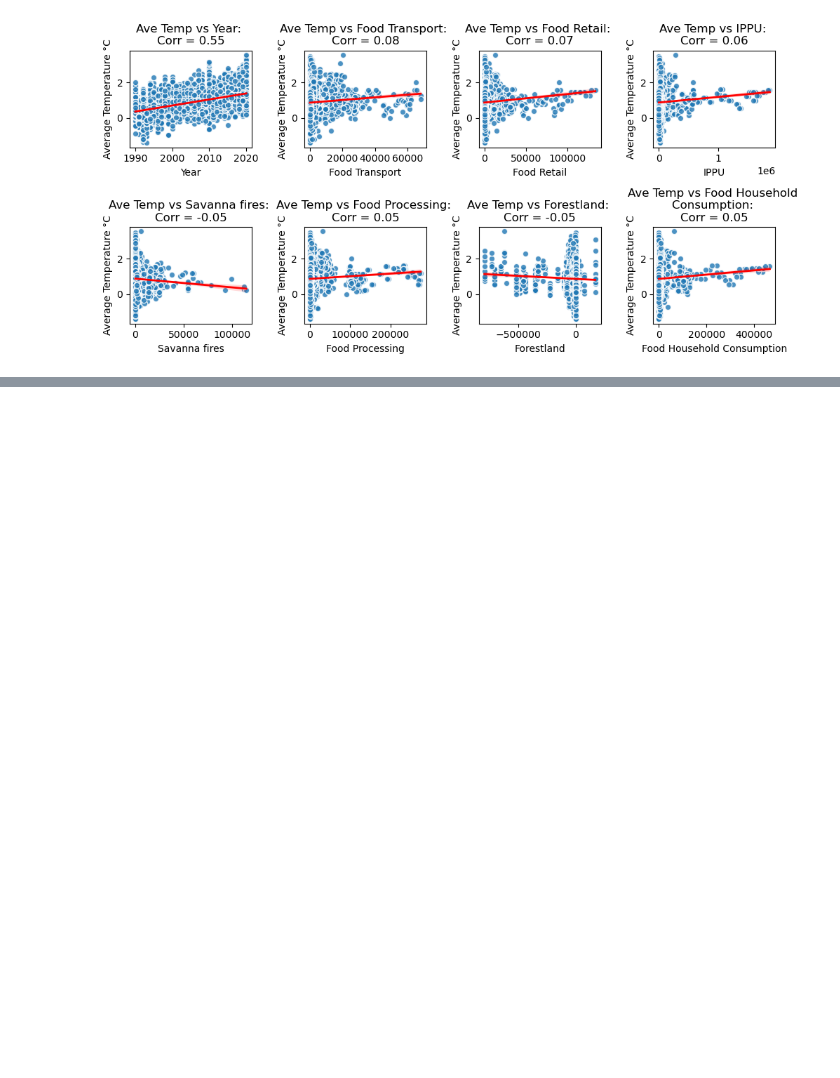
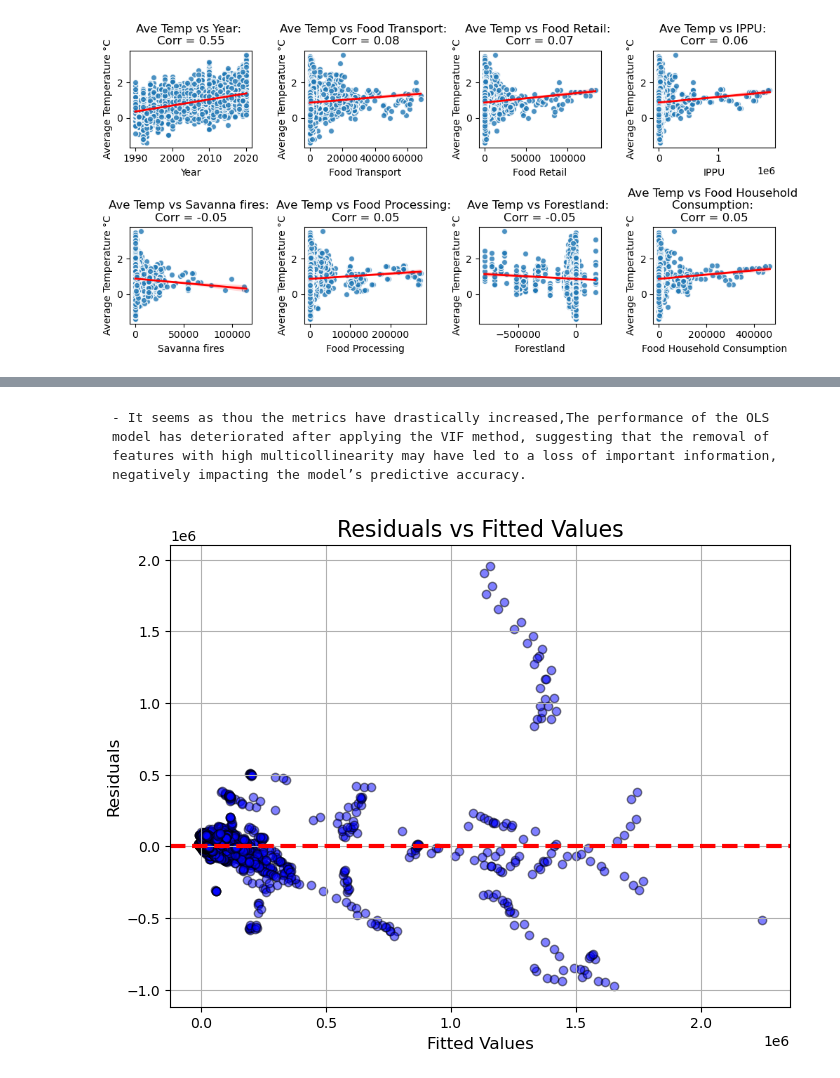
Before and after one commit to VrishtiSingh/RegressionExplorers24Team6, a Jupyter notebook: co2_emissions.ipynb, the cells around one changed output, grey strips where cells are left out. Saved outputs shown, nothing was run; the diff lists cells and outputs as text; code cells hidden in the pictures; blank space fills up the shorter version.

Commit message:
MULTIPLE LINEAR REGRESSION
Model failed, try other model types

```diff
--- a/co2_emissions.ipynb
+++ b/co2_emissions.ipynb
@@ -285,0 +450,9 @@ plt.show()
+# %%
+# Split the data into training and testing sets
+X_Train, X_test, y_train, y_test = train_test_split(X, y, test_size=0.2, random_state=42)
+
+# Fit the OLS regression model on the entire dataset (using X and y)
+second_ols_model = sm.OLS(y, X).fit()
+
+# Print the summary of the second OLS model's results
+print(second_ols_model.summary())
@@ -285,0 +508,20 @@ plt.show()
+# %% [markdown]
+    - It seems as thou the metrics have drastically increased,The performance of the OLS model has deteriorated after applying the VIF method, suggesting that the removal of features with high multicollinearity may have led to a loss of important information, negatively impacting the model’s predictive accuracy.
+# %%
+# Get the predicted (fitted) values
+fitted_values = second_ols_model.fittedvalues
+
+# Get the residuals
+residuals = second_ols_model.resid
+
+# Plotting the residuals vs fitted values
+plt.figure(figsize=(8, 6))
+plt.scatter(fitted_values, residuals, color='blue', edgecolor='k', alpha=0.5)
+plt.axhline(y=0, color='red', linestyle='--', lw=3)  # Line at y=0
+plt.title('Residuals vs Fitted Values', fontsize=16)
+plt.xlabel('Fitted Values', fontsize=12)
+plt.ylabel('Residuals', fontsize=12)
+plt.grid(True)
+plt.show()
+# %% [output]
+[figure, added]
```
Also changed, not shown: parts of 19 cells of this notebook.
